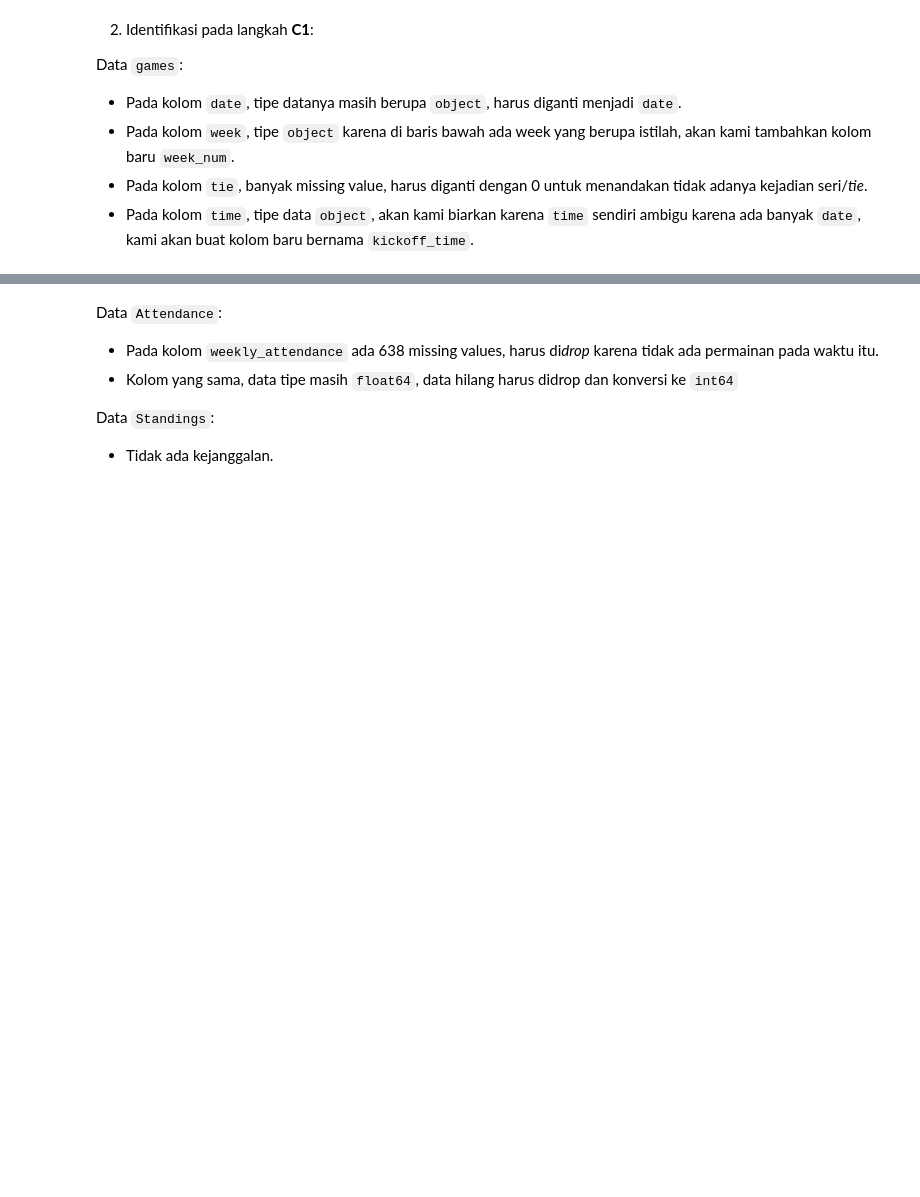
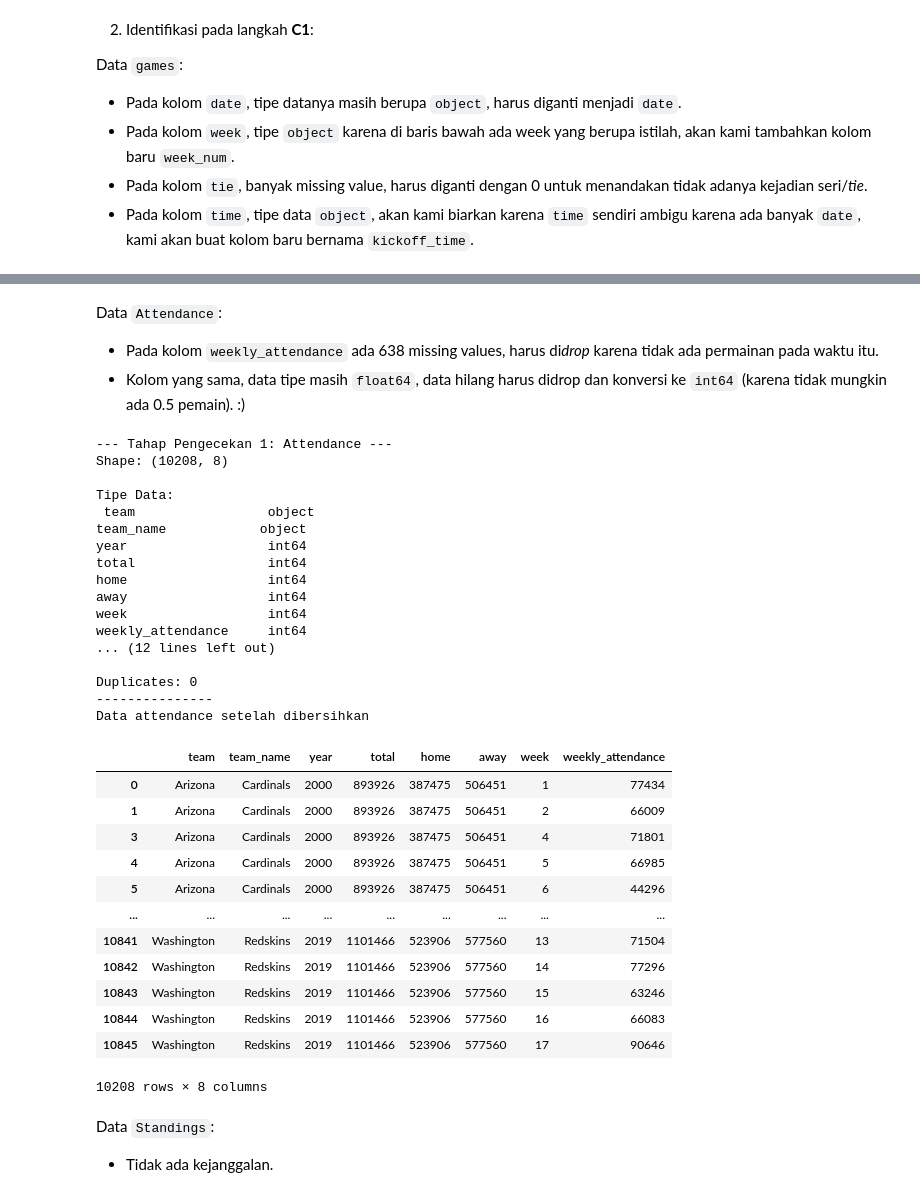
Before and after one commit to gacoanphilia/final-project, a Jupyter notebook: notebooks/final-project.ipynb, the cells around one changed output, grey strips where cells are left out. Saved outputs shown, nothing was run; the diff lists cells and outputs as text; code cells hidden in the pictures; blank space fills up the shorter version.

```diff
--- a/notebooks/final-project.ipynb
+++ b/notebooks/final-project.ipynb
@@ -152,7 +154,48 @@ Duplicates: 0
 # %% [markdown]
 Data `Attendance`:
 - Pada kolom `weekly_attendance` ada 638 missing values, harus di*drop* karena tidak ada permainan pada waktu itu.
-- Kolom yang sama, data tipe masih `float64`, data hilang harus didrop dan konversi ke `int64`
-
-Data `Standings`:
-- Tidak ada kejanggalan.
+- Kolom yang sama, data tipe masih `float64`, data hilang harus didrop dan konversi ke `int64` (karena tidak mungkin ada 0.5 pemain). :)
+# %%
+# Drop missing value
+attendance.dropna(subset=['weekly_attendance'], inplace=True)
+
+# Memperbaiki tipe data
+attendance['weekly_attendance'] = attendance['weekly_attendance'].astype(int)
+
+cek_data(attendance, "Attendance")
+print("Data attendance setelah dibersihkan")
+attendance
+# %% [output]
+--- Tahap Pengecekan 1: Attendance ---
+Shape: (10208, 8)
+
+Tipe Data:
+ team                 object
+team_name            object
+year                  int64
+total                 int64
+home                  int64
+away                  int64
+week                  int64
+weekly_attendance     int64
+... (12 lines left out)
+
+Duplicates: 0
+---------------
+Data attendance setelah dibersihkan
+|  | team | team_name | year | total | home | away | week | weekly_attendance |
+| 0 | Arizona | Cardinals | 2000 | 893926 | 387475 | 506451 | 1 | 77434 |
+| 1 | Arizona | Cardinals | 2000 | 893926 | 387475 | 506451 | 2 | 66009 |
+| 3 | Arizona | Cardinals | 2000 | 893926 | 387475 | 506451 | 4 | 71801 |
+| 4 | Arizona | Cardinals | 2000 | 893926 | 387475 | 506451 | 5 | 66985 |
+| 5 | Arizona | Cardinals | 2000 | 893926 | 387475 | 506451 | 6 | 44296 |
+| ... | ... | ... | ... | ... | ... | ... | ... | ... |
+| 10841 | Washington | Redskins | 2019 | 1101466 | 523906 | 577560 | 13 | 71504 |
+| 10842 | Washington | Redskins | 2019 | 1101466 | 523906 | 577560 | 14 | 77296 |
+| 10843 | Washington | Redskins | 2019 | 1101466 | 523906 | 577560 | 15 | 63246 |
+| 10844 | Washington | Redskins | 2019 | 1101466 | 523906 | 577560 | 16 | 66083 |
+| 10845 | Washington | Redskins | 2019 | 1101466 | 523906 | 577560 | 17 | 90646 |
+10208 rows × 8 columns
+# %% [markdown]
+Data `Standings`:
+- Tidak ada kejanggalan.
```
Also changed, not shown: parts of 1 cell of this notebook.
